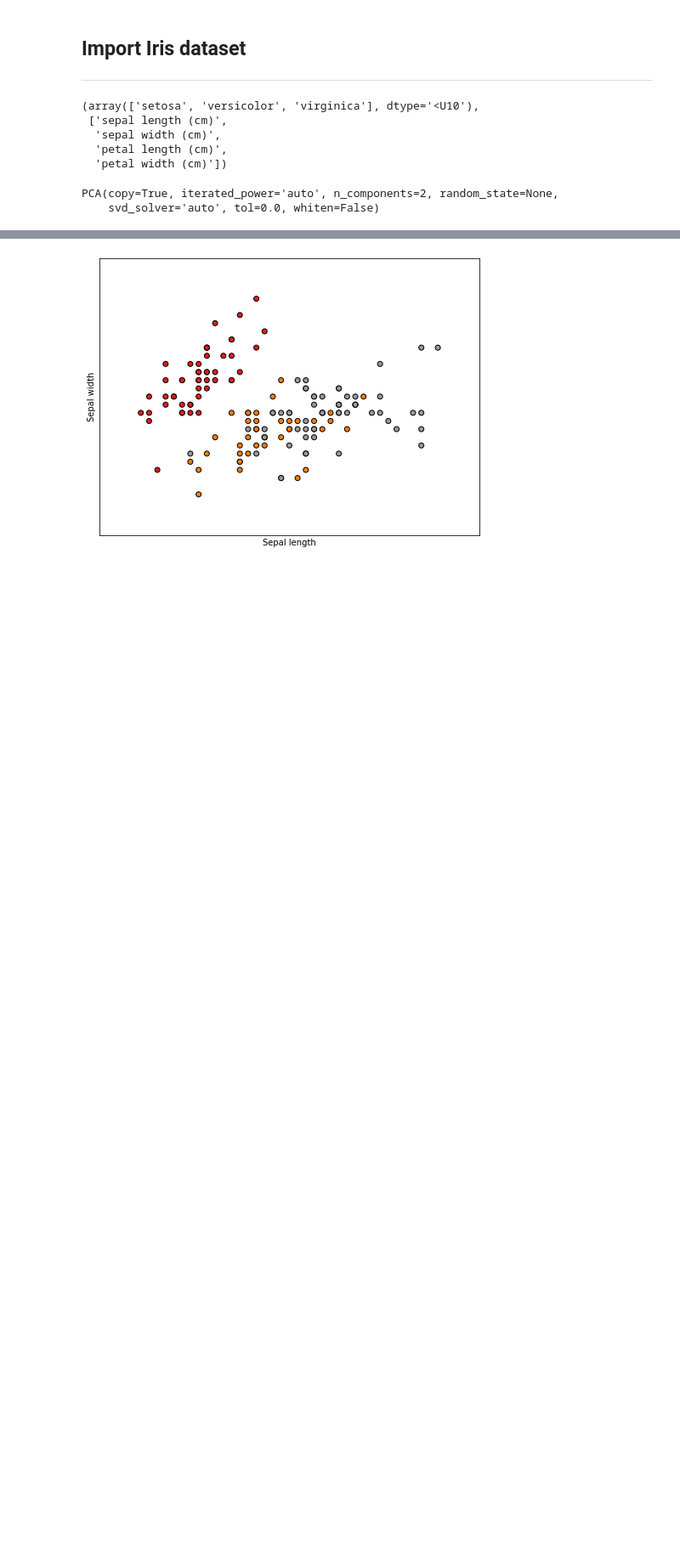
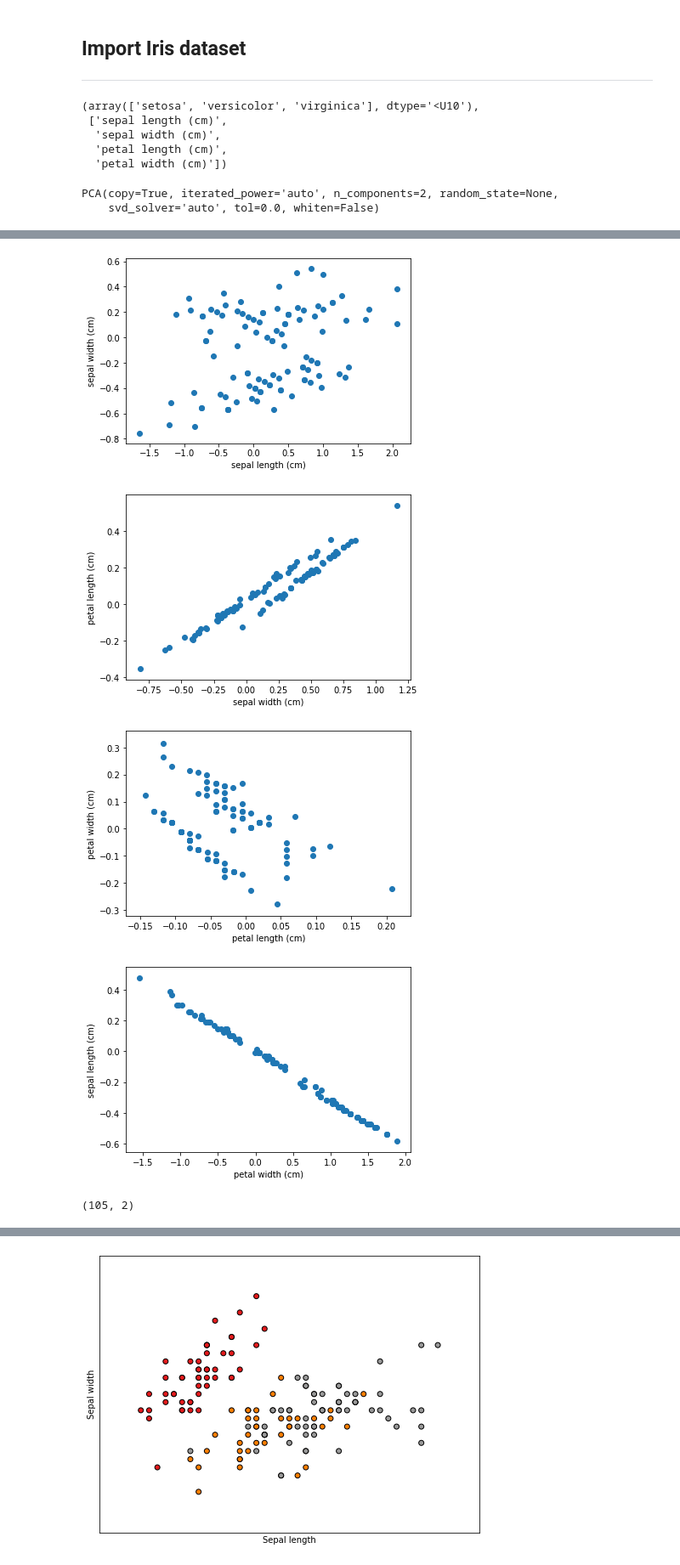
Before and after one commit to kate006naja/MachineLearningClassCode, a Jupyter notebook: ml11.ipynb, the cells around one changed output, grey strips where cells are left out. Shown: that part at 85% size. Saved outputs shown, nothing was run; the diff lists cells and outputs as text; code cells hidden in the pictures; blank space fills up the shorter version.

```diff
--- a/ml11.ipynb
+++ b/ml11.ipynb
@@ -401,0 +521,3 @@ PCA(copy=True, iterated_power='auto', n_components=2, random_state=None,
+# %%
+X_train_2d = np.matmul(X_train, eig_vectors[:-1, :])
+X_test_2d = np.matmul(X_test, eig_vectors[:-1, :])
@@ -401,0 +544,24 @@ PCA(copy=True, iterated_power='auto', n_components=2, random_state=None,
+# %%
+for i, feature in enumerate(feature_names):
+    if i != 3:
+        X_train_2d = np.matmul(X_train[:, i:i+2], eig_vectors[i:i+2, :])
+        plt.figure()
+        plt.scatter(X_train_2d[:, i], X_train_2d[:, i+1])
+        plt.xlabel(feature)
+        plt.ylabel(feature_names[i+1])
+    else:
+        X_train_2d = np.matmul(X_train[:, [-1, 0]], eig_vectors[[-1, 0], :])
+        plt.figure()
+        plt.scatter(X_train_2d[:, 0], X_train_2d[:, 1])
+        plt.xlabel(feature)
+        plt.ylabel(feature_names[0])
+# %% [output]
+[figure, added]
+[figure, added]
+[figure, added]
+[figure, added]
+# %%
+# plot combination of projected training data
+X_train_2d.shape
+# %% [output]
+(105, 2)
```
Also changed, not shown: parts of 20 cells of this notebook.
